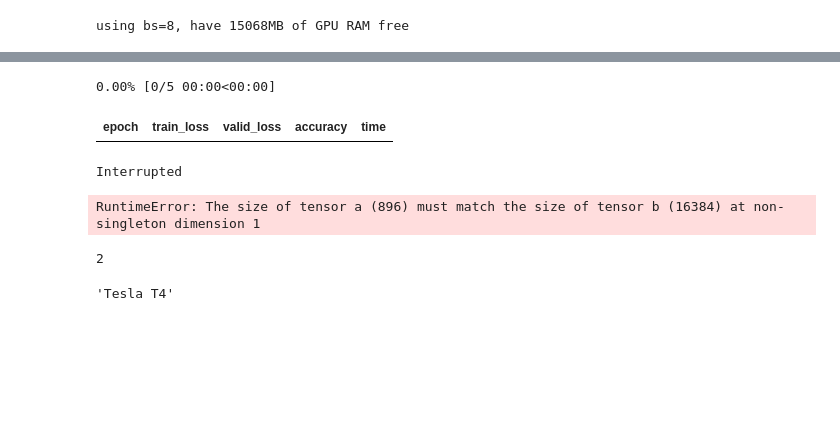
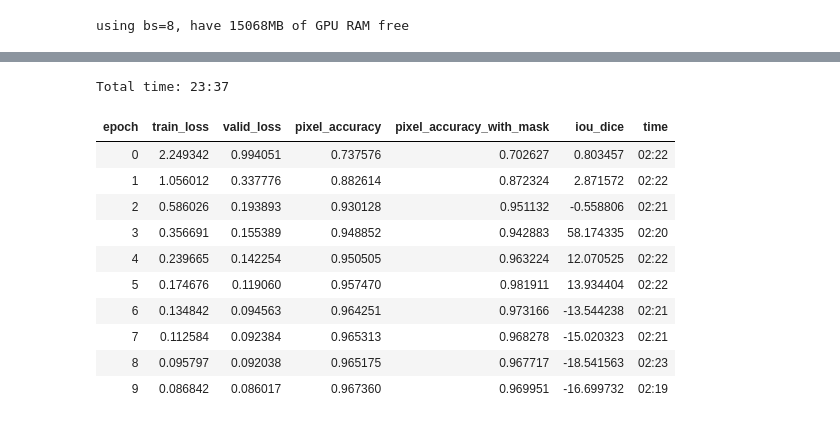
Before and after one commit to uwaisiqbal/RASM2019, a Jupyter notebook: notebooks/Task 1 Model.ipynb, the cells around one changed output, grey strips where cells are left out. Drawn from its saved outputs; the diff is of its cells as text; code cells hidden in the pictures; blank space fills up the shorter version.

```diff
--- a/notebooks/Task 1 Model.ipynb
+++ b/notebooks/Task 1 Model.ipynb
@@ -98,3 +94,23 @@ learn.model = torch.nn.DataParallel(learn.model, device_ids=[0, 1])
+# %%
+# TODO - mask page class for pixel accuracy?
+def pixel_accuracy_with_mask(input, target):
+    void_code = 0
+    target = target.squeeze(1)
+    mask = target != void_code
+    return (input.argmax(dim=1)[mask]==target[mask]).float().mean()
+
+def pixel_accuracy(input, target):
+    target = target.squeeze(1)
+    return (input.argmax(dim=1)==target).float().mean()
+# %%
+def iou_dice(input:Tensor, targs:Tensor)->Rank0Tensor:
+    "Dice coefficient metric for binary target. If iou=True, returns iou metric, classic for segmentation problems."
+    n = targs.shape[0]
+    input = input.argmax(dim=1).view(n,-1)
+    targs = targs.view(n,-1)
+    intersect = (input * targs).sum().float()
+    union = (input+targs).sum().float()
+    return intersect / (union-intersect+1.0)
 # %%
-# learn = unet_learner(data, models.resnet34, metrics=accuracy, wd=wd)
+learn = unet_learner(data, models.resnet18, wd=wd, metrics=[pixel_accuracy, pixel_accuracy_with_mask, iou_dice])
 # %%
@@ -105,9 +123,17 @@ learn.recorder.plot()
 # %%
-lr=3e-4
+lr=1e-4
 # %%
-learn.fit_one_cycle(5, slice(lr))
+learn.fit_one_cycle(10, slice(lr))
 # %% [output]
-0.00% [0/5 00:00<00:00]
+Total time: 23:37
-| epoch | train_loss | valid_loss | accuracy | time |
+| epoch | train_loss | valid_loss | pixel_accuracy | pixel_accuracy_with_mask | iou_dice | time |
+| 0 | 2.249342 | 0.994051 | 0.737576 | 0.702627 | 0.803457 | 02:22 |
+| 1 | 1.056012 | 0.337776 | 0.882614 | 0.872324 | 2.871572 | 02:22 |
+| 2 | 0.586026 | 0.193893 | 0.930128 | 0.951132 | -0.558806 | 02:21 |
+| 3 | 0.356691 | 0.155389 | 0.948852 | 0.942883 | 58.174335 | 02:20 |
+| 4 | 0.239665 | 0.142254 | 0.950505 | 0.963224 | 12.070525 | 02:22 |
+| 5 | 0.174676 | 0.119060 | 0.957470 | 0.981911 | 13.934404 | 02:22 |
+| 6 | 0.134842 | 0.094563 | 0.964251 | 0.973166 | -13.544238 | 02:21 |
+| 7 | 0.112584 | 0.092384 | 0.965313 | 0.968278 | -15.020323 | 02:21 |
+| 8 | 0.095797 | 0.092038 | 0.965175 | 0.967717 | -18.541563 | 02:23 |
+| 9 | 0.086842 | 0.086017 | 0.967360 | 0.969951 | -16.699732 | 02:19 |
-Interrupted
-RuntimeError: The size of tensor a (896) must match the size of tensor b (16384) at non-singleton dimension 1
@@ -116,8 +139,0 @@ import torch
-# %%
-torch.cuda.device_count()
-# %% [output]
-2
-# %%
-torch.cuda.get_device_name(0)
-# %% [output]
-'Tesla T4'
```
Also changed, not shown: parts of 28 cells of this notebook, 4 other files.
